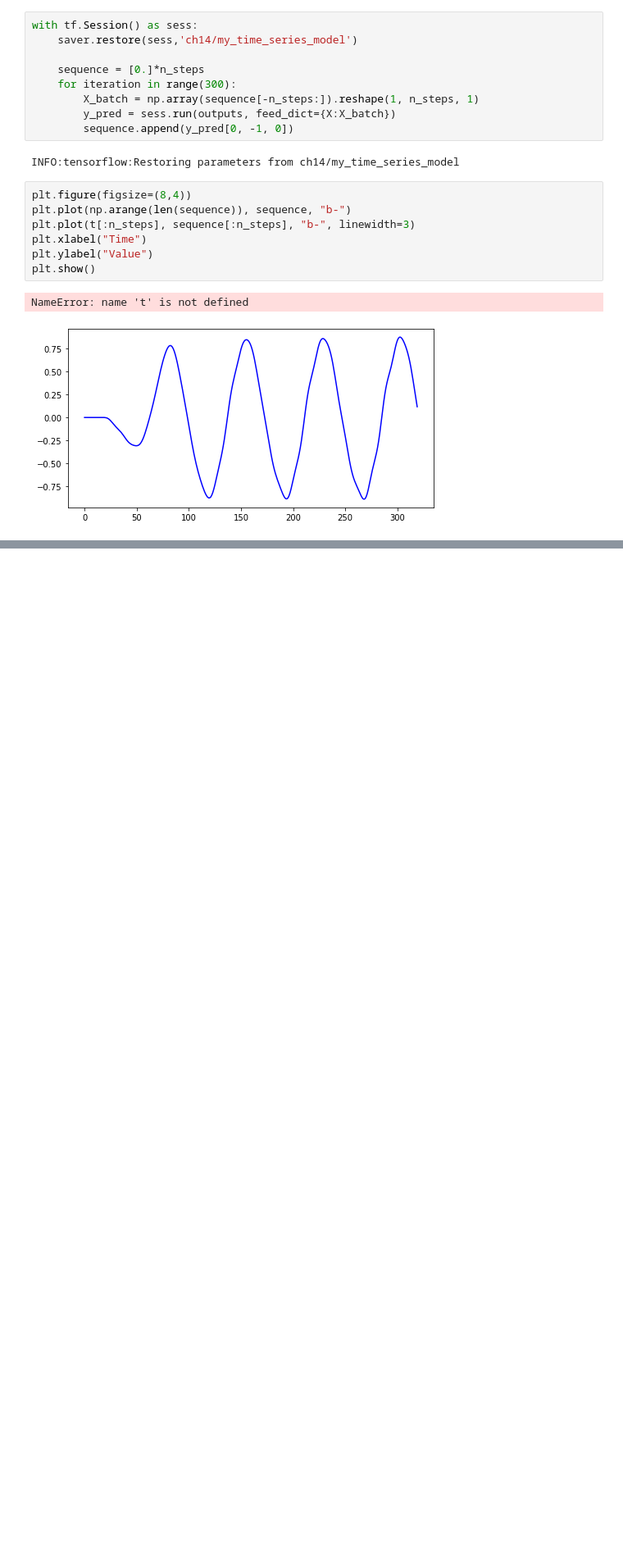
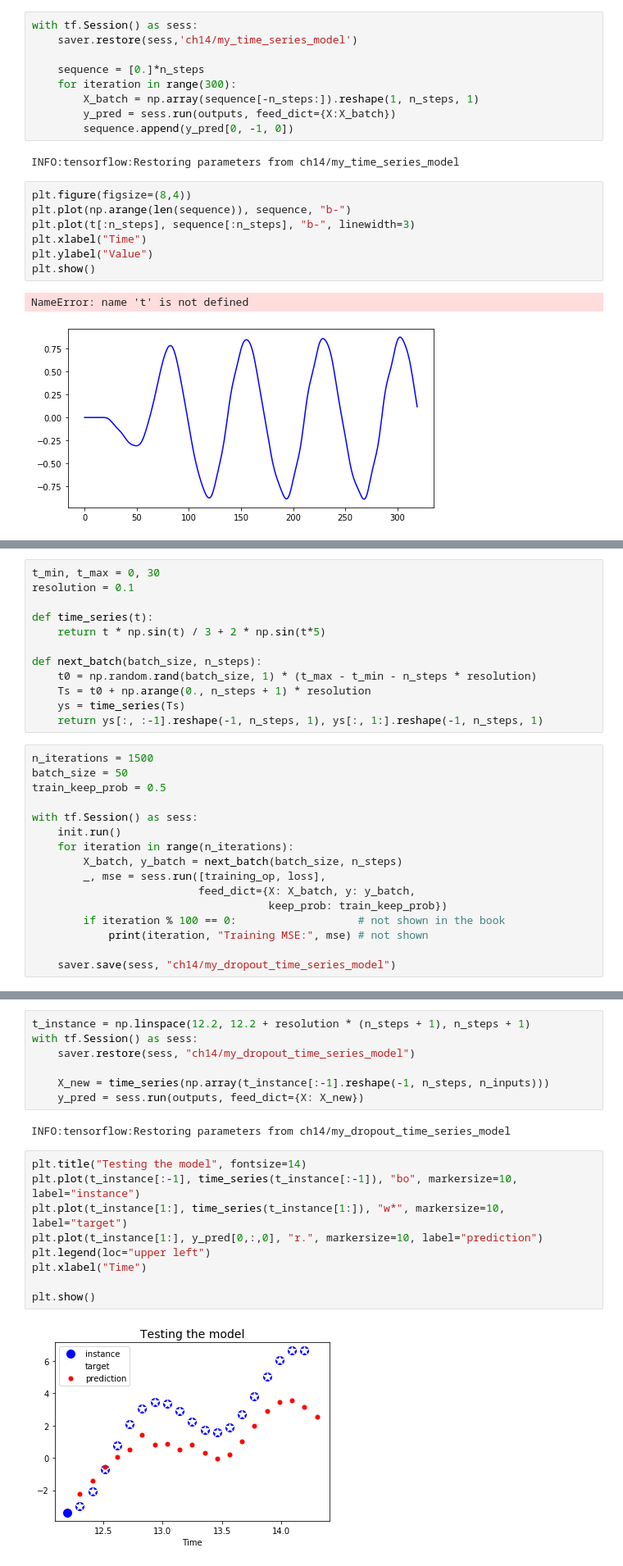
Before and after one commit to nsakki55/tech-notes, a Jupyter notebook: handson-ml/mycode/RNN.ipynb, the cells around one changed output, grey strips where cells are left out. Shown: that part at 82% size. Drawn from its saved outputs; the diff is of its cells as text; blank space fills up the shorter version.

```diff
--- a/handson-ml/RNN.ipynb
+++ b/handson-ml/mycode/RNN.ipynb
@@ -411,0 +486,28 @@ NameError: name 't' is not defined
+# %%
+t_min, t_max = 0, 30
+resolution = 0.1
+
+def time_series(t):
+    return t * np.sin(t) / 3 + 2 * np.sin(t*5)
+
+def next_batch(batch_size, n_steps):
+    t0 = np.random.rand(batch_size, 1) * (t_max - t_min - n_steps * resolution)
+    Ts = t0 + np.arange(0., n_steps + 1) * resolution
+    ys = time_series(Ts)
+    return ys[:, :-1].reshape(-1, n_steps, 1), ys[:, 1:].reshape(-1, n_steps, 1)
+# %%
+n_iterations = 1500
+batch_size = 50
+train_keep_prob = 0.5
+
+with tf.Session() as sess:
+    init.run()
+    for iteration in range(n_iterations):
+        X_batch, y_batch = next_batch(batch_size, n_steps)
+        _, mse = sess.run([training_op, loss],
+                          feed_dict={X: X_batch, y: y_batch,
+                                     keep_prob: train_keep_prob})
+        if iteration % 100 == 0:                   # not shown in the book
+            print(iteration, "Training MSE:", mse) # not shown
+
+    saver.save(sess, "ch14/my_dropout_time_series_model")
@@ -411,0 +530,20 @@ NameError: name 't' is not defined
+# %%
+t_instance = np.linspace(12.2, 12.2 + resolution * (n_steps + 1), n_steps + 1)
+with tf.Session() as sess:
+    saver.restore(sess, "ch14/my_dropout_time_series_model")
+
+    X_new = time_series(np.array(t_instance[:-1].reshape(-1, n_steps, n_inputs)))
+    y_pred = sess.run(outputs, feed_dict={X: X_new})
+# %% [output]
+INFO:tensorflow:Restoring parameters from ch14/my_dropout_time_series_model
+# %%
+plt.title("Testing the model", fontsize=14)
+plt.plot(t_instance[:-1], time_series(t_instance[:-1]), "bo", markersize=10, label="instance")
+plt.plot(t_instance[1:], time_series(t_instance[1:]), "w*", markersize=10, label="target")
+plt.plot(t_instance[1:], y_pred[0,:,0], "r.", markersize=10, label="prediction")
+plt.legend(loc="upper left")
+plt.xlabel("Time")
+
+plt.show()
+# %% [output]
+[figure, added]
```
Also changed, not shown: parts of 5 cells of this notebook.
